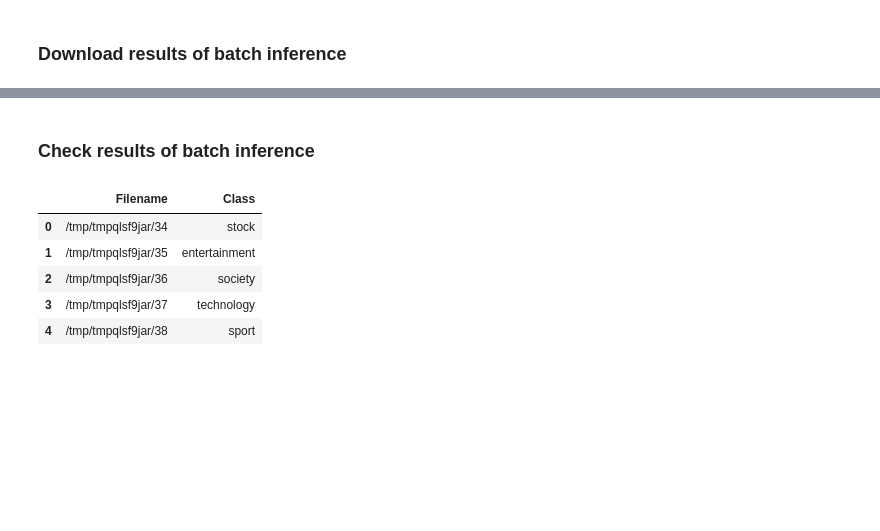
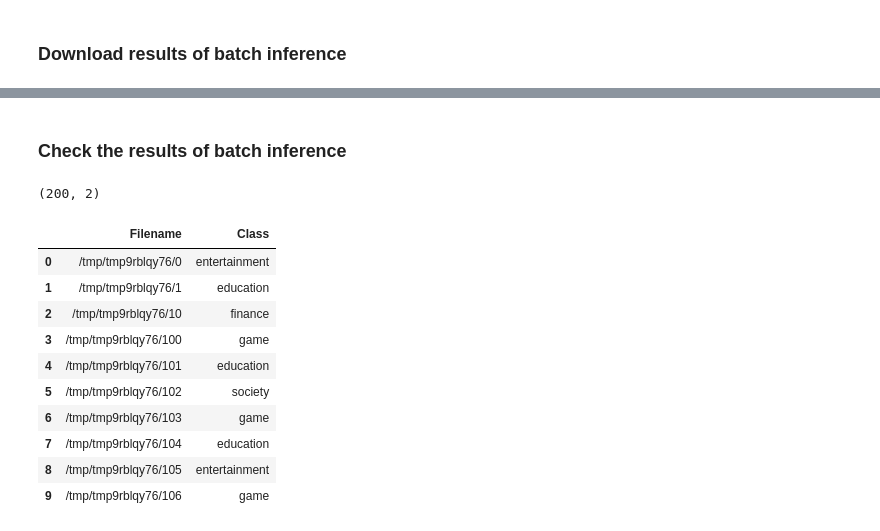
Before and after one commit to smallhaes/fasttext-sentence-classification, a Jupyter notebook: fasttext_batch_inference.ipynb, the cells around one changed output, grey strips where cells are left out. Cells and saved outputs as stored; diff of their text form; code cells hidden in the pictures; blank space fills up the shorter version.

```diff
--- a/fasttext_batch_inference.ipynb
+++ b/fasttext_batch_inference.ipynb
@@ -58,21 +58,14 @@ Found existing compute target: aml-compute
 # %% [markdown]
 ### Upload the dataset onto a blob container and register it to the workspace
 # %%
-dataset_name = 'THUCNews_For_Batch_Inference'
-# if the workspace don't contain the dataset, then register it
-if not dataset_name in workspace.datasets:
-    # upload files onto path_on_datastore to a blob container
-    # our files are in the directory of 'path_on_datastore' in the blob container
-    path_on_datastore = 'data_for_batch_inference'
-    datastore = Datastore.get(workspace=workspace, datastore_name='workspaceblobstore')
-    datastore.upload(src_dir='data/data_for_batch_inference', target_path=path_on_datastore, overwrite=True, show_progress=True)
-    # description of the dataset
-    description = 'THUCNews dataset is generated by filtering and filtering historical data \
-    of Sina News RSS subscription channel from 2005 to 2011'
-    # get the DataPath object associated with the uploaded dataset
-    datastore_path = [DataPath(datastore=datastore, path_on_datastore=path_on_datastore)]
-    data = Dataset.File.from_files(path=datastore_path)
-    # register the dataset to your workspace
-    data.register(workspace=workspace, name=dataset_name, description=description, create_new_version=True)
-# get the registered dataset
-dataset = workspace.datasets[dataset_name]
+# upload files onto path_on_datastore to a blob container
+# our files are in the directory of 'path_on_datastore' in the blob container
+path_on_datastore = 'data_for_batch_inference'
+datastore = Datastore.get(workspace=workspace, datastore_name='workspaceblobstore')
+datastore.upload(src_dir='data/data_for_batch_inference', target_path=path_on_datastore, overwrite=True, show_progress=True)
+
+# get the DataPath object associated with the uploaded dataset
+datastore_path = [DataPath(datastore=datastore, path_on_datastore=path_on_datastore)]
+
+# dataset used as the input of the batch inference
+dataset = Dataset.File.from_files(path=datastore_path).as_named_input('dataset_for_batch_inference')
@@ -144,7 +157,7 @@ ValidateView(container_id='container_id_a6d22a53-ea67-43ba-8943-cda57ee870bb_wid
 ### Get a StepRun object
 # %%
 # obtain step_run_id from the visualization result.
-step_run_id = '984ce956-a725-4576-b95c-e746ff4e6889'
+step_run_id = 'a1b098d2-3352-4974-8155-abb1835258d3'
 step_run = pipeline_run.get_step_run(step_run_id)
 step_run
 # %% [output]
@@ -186,7 +199,7 @@ model
 ### Construct the pipeline
 # %%
 @dsl.pipeline(name='batch inference', description='Batch Inference', default_compute_target=aml_compute.name)
-def training_pipeline():
+def training_pipeline(dataset=dataset, model=model):
     fasttext_score = fasttext_score_module_func(
         texts_to_score=dataset,
         fasttext_model_dir=model
@@ -218,7 +231,7 @@ ValidateView(container_id='container_id_3f82e2a1-21b1-4eec-820a-a0da82eb91ec_wid
 # %% [markdown]
 ### Download results of batch inference
 # %%
-step_run_id = '0de2ccdb-b222-4ff7-a555-2fc0e82df673'
+step_run_id = '710b6bd4-e3bc-4cbc-82e5-f1569d303b87'
 step_run = pipeline_run.get_step_run(step_run_id)
 step_run
 # %% [output]
@@ -241,16 +254,23 @@ Downloaded azureml/0de2ccdb-b222-4ff7-a555-2fc0e82df673/Scored_data_output_dir/1
 # %% [markdown]
-### Check results of batch inference
+### Check the results of batch inference
 # %%
 df_list = []
 for i, file in enumerate(os.listdir(saved_path)):
     path = os.path.join(saved_path, file)
     df_list.append(pd.read_parquet(path, engine='pyarrow'))
 df = pd.concat(df_list)
-df.head()
+print(df.shape)
+df.head(n=10)
 # %% [output]
+(200, 2)
 |  | Filename | Class |
-| 0 | /tmp/tmpqlsf9jar/34 | stock |
-| 1 | /tmp/tmpqlsf9jar/35 | entertainment |
-| 2 | /tmp/tmpqlsf9jar/36 | society |
-| 3 | /tmp/tmpqlsf9jar/37 | technology |
-| 4 | /tmp/tmpqlsf9jar/38 | sport |
+| 0 | /tmp/tmp9rblqy76/0 | entertainment |
+| 1 | /tmp/tmp9rblqy76/1 | education |
+| 2 | /tmp/tmp9rblqy76/10 | finance |
+| 3 | /tmp/tmp9rblqy76/100 | game |
+| 4 | /tmp/tmp9rblqy76/101 | education |
+| 5 | /tmp/tmp9rblqy76/102 | society |
+| 6 | /tmp/tmp9rblqy76/103 | game |
+| 7 | /tmp/tmp9rblqy76/104 | education |
+| 8 | /tmp/tmp9rblqy76/105 | entertainment |
+| 9 | /tmp/tmp9rblqy76/106 | game |
```
Also changed, not shown: parts of 18 cells of this notebook.
